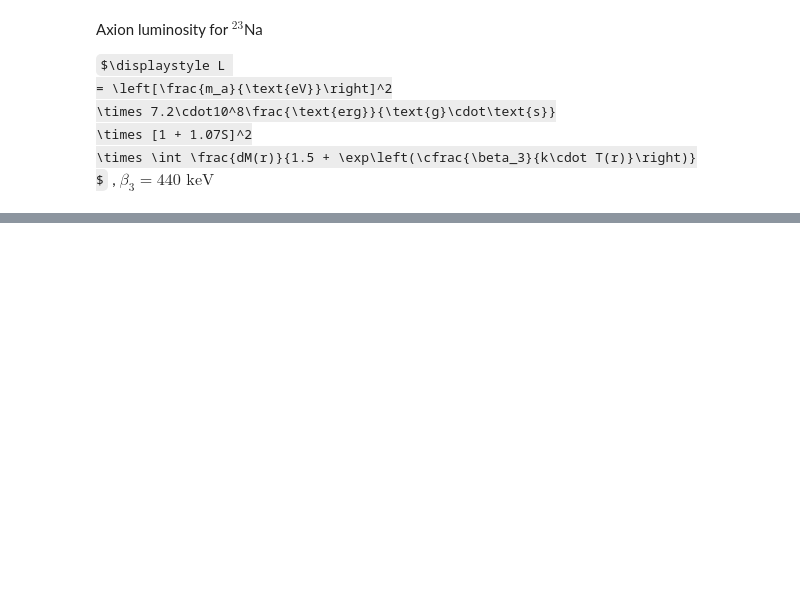
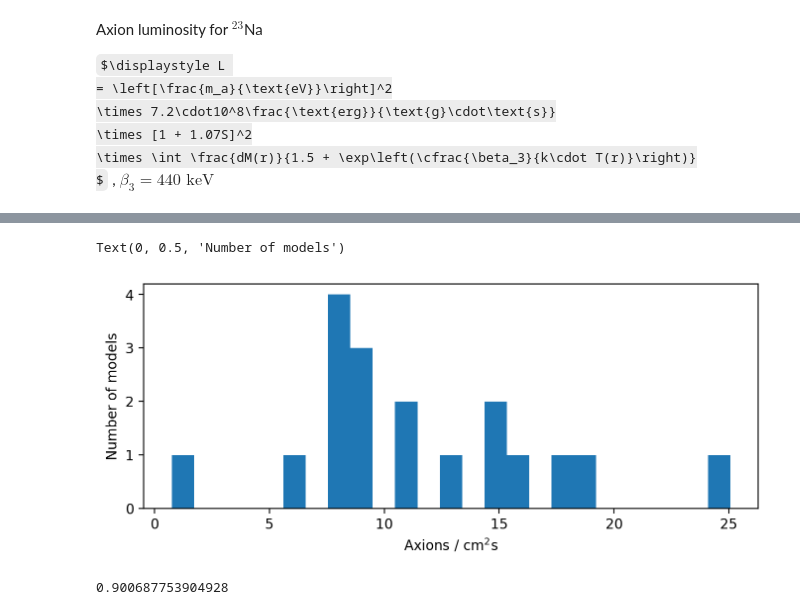
Before and after one commit to xingyzt/stellar-axions, a Jupyter notebook: main.ipynb, the cells around one changed output, grey strips where cells are left out. Drawn from its saved outputs; the diff is of its cells as text; code cells hidden in the pictures; some formulas as TeX source; blank space fills up the shorter version.

```diff
--- a/main.ipynb
+++ b/main.ipynb
@@ -241,0 +256,18 @@ plt.show()
+# %%
+fluxes = list()
+for star in stars:
+    dM = star["dM"]
+    T = star["T"]
+    flux = (N_a(1e-9, 1 * u.eV, dM, T) / ((8 * u.kpc) **2)).to_value(u.Hz / u.cm / u.cm)
+    fluxes.append(flux)
+
+plt.hist(fluxes, bins=25)
+plt.xlabel("Axions / cm$^2$s")
+plt.ylabel("Number of models")
+# %% [output]
+Text(0, 0.5, 'Number of models')
+[figure, added]
+# %%
+(N_a(1e-9, 1 * u.eV, np.array([0.045]) * u.M_sun, np.array([1e9]) * u.K) / ((8 * u.kpc) **2)).to_value(u.Hz / u.cm / u.cm)
+# %% [output]
+0.900687753904928
```
Also changed, not shown: parts of 8 cells of this notebook.
